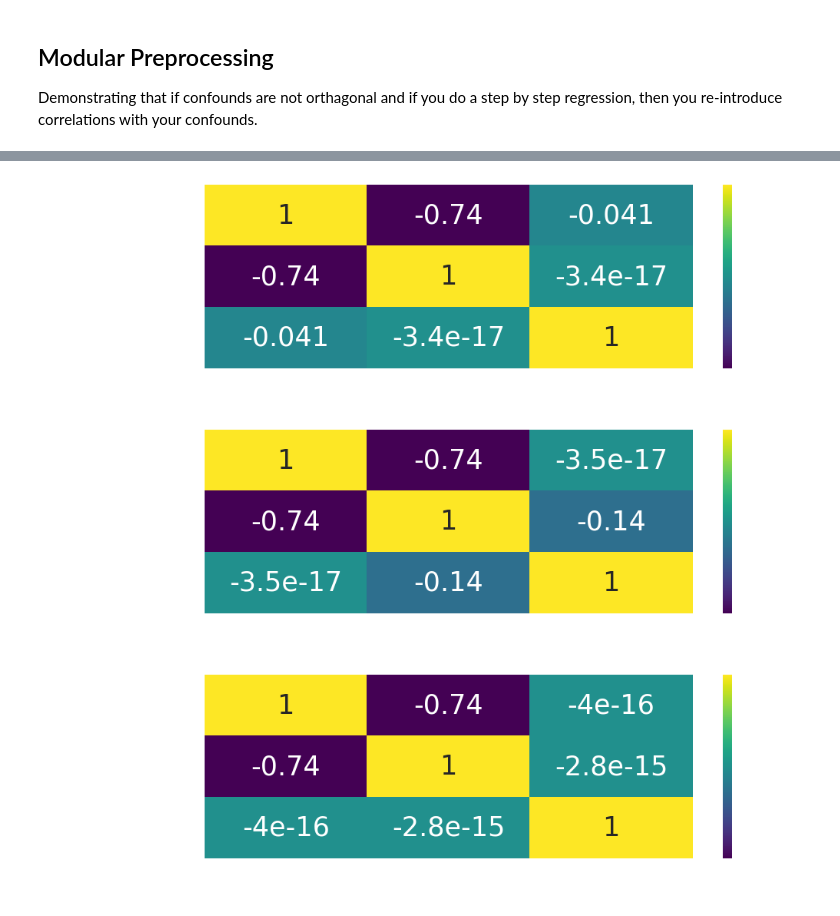
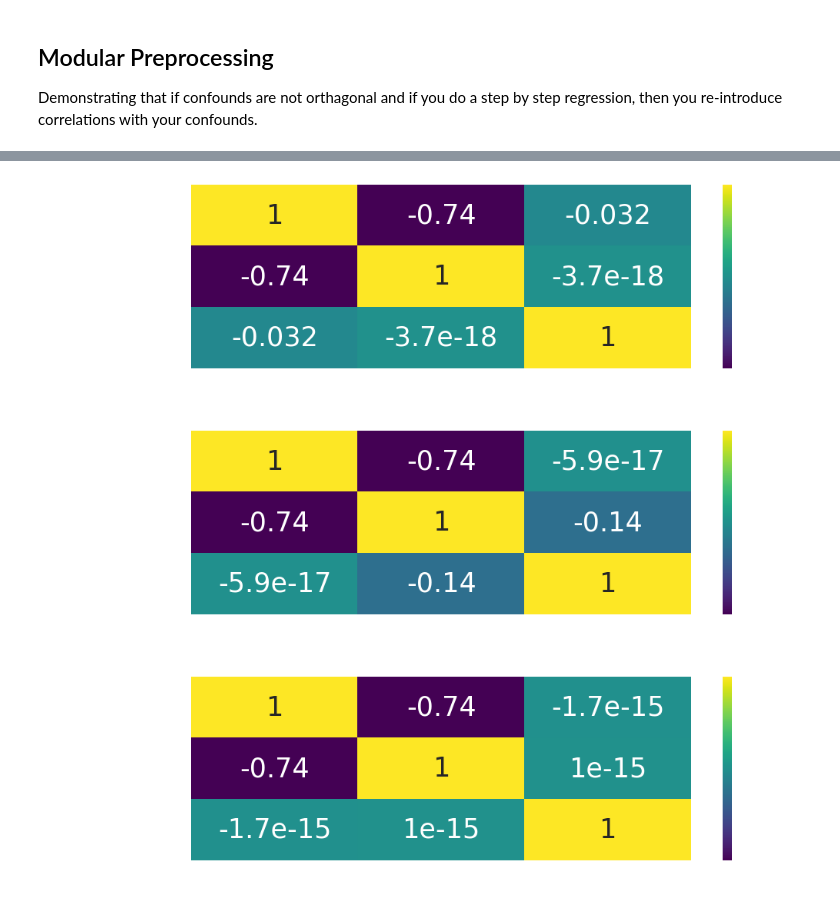
Before and after one commit to jdkent/2018-Seminar-Talk, a Jupyter notebook: seminar_graphs.ipynb, the cells around one changed output, grey strips where cells are left out. Cells and saved outputs as stored; diff of their text form; code cells hidden in the pictures.

```diff
--- a/seminar_graphs.ipynb
+++ b/seminar_graphs.ipynb
@@ -335,12 +344,12 @@ plt.show()
 ## Modular Preprocessing
 Demonstrating that if confounds are not orthagonal and if you do a step by step regression, then you re-introduce correlations with your confounds.
 # %%
-# right insula, motion (framewise displacement), and global signal
+# left motor, motion (framewise displacement), and global signal
 confound1 = confounds.aCompCor00
 confound2 = confounds.GlobalSignal
-modular_df = pd.concat([confound1, confound2, right_insula_df['right_insula']], axis='columns')
-modular_df.columns = ['confound1', 'confound2', 'right_insula']
-orig_corr = np.corrcoef([right_insula, confound1, confound2])
+modular_df = pd.concat([confound1, confound2, left_motor_df['left_motor']], axis='columns')
+modular_df.columns = ['confound1', 'confound2', 'left_motor']
+orig_corr = np.corrcoef([left_motor, confound1, confound2])
 np.fill_diagonal(orig_corr, np.NaN)
 sns.heatmap(orig_corr, vmin=-0.5, vmax=0.5, cmap='viridis')
 # %% [output]
@@ -349,33 +358,33 @@ sns.heatmap(orig_corr, vmin=-0.5, vmax=0.5, cmap='viridis')
 # %%
 # model confound1 then confound2
-model_conf1 = smf.ols('right_insula ~ confound1', data=modular_df)
+model_conf1 = smf.ols('left_motor ~ confound1', data=modular_df)
 fit_conf1 = model_conf1.fit()
-modular_df['right_insula_conf1'] = fit_conf1.resid
-model_conf1_conf2 = smf.ols('right_insula_conf1 ~ confound2', data=modular_df)
+modular_df['left_motor_conf1'] = fit_conf1.resid
+model_conf1_conf2 = smf.ols('left_motor_conf1 ~ confound2', data=modular_df)
 fit_conf1_conf2 = model_conf1_conf2.fit()
-modular_df['right_insula_conf1_conf2'] = fit_conf1_conf2.resid
+modular_df['left_motor_conf1_conf2'] = fit_conf1_conf2.resid
 
 # model confound2 then confound1
-model_conf2 = smf.ols('right_insula ~ confound2', data=modular_df)
+model_conf2 = smf.ols('left_motor ~ confound2', data=modular_df)
 fit_conf2 = model_conf2.fit()
-modular_df['right_insula_conf2'] = fit_conf2.resid
-model_conf2_conf1 = smf.ols('right_insula_conf2 ~ confound1', data=modular_df)
+modular_df['left_motor_conf2'] = fit_conf2.resid
+model_conf2_conf1 = smf.ols('left_motor_conf2 ~ confound1', data=modular_df)
 fit_conf2_conf1 = model_conf2_conf1.fit()
-modular_df['right_insula_conf2_conf1'] = fit_conf2_conf1.resid
+modular_df['left_motor_conf2_conf1'] = fit_conf2_conf1.resid
 
 # simultaneous
-model_simult = smf.ols('right_insula ~ confound1 + confound2', data=modular_df)
+model_simult = smf.ols('left_motor ~ confound1 + confound2', data=modular_df)
 fit_simult = model_simult.fit()
-modular_df['right_insula_simult'] = fit_simult.resid
+modular_df['left_motor_simult'] = fit_simult.resid
 # %%
 # original correlation
-orig_corr = np.corrcoef(modular_df[['confound1', 'confound2', 'right_insula']], rowvar=False)
+orig_corr = np.corrcoef(modular_df[['confound1', 'confound2', 'left_motor']], rowvar=False)
 # reintroduce correlations with confound1
-conf1_conf2_corr = np.corrcoef(modular_df[['confound1', 'confound2', 'right_insula_conf1_conf2']], rowvar=False)
+conf1_conf2_corr = np.corrcoef(modular_df[['confound1', 'confound2', 'left_motor_conf1_conf2']], rowvar=False)
 # reintroduce correlations with confound2
-conf2_conf1_corr = np.corrcoef(modular_df[['confound1', 'confound2', 'right_insula_conf2_conf1']], rowvar=False)
+conf2_conf1_corr = np.corrcoef(modular_df[['confound1', 'confound2', 'left_motor_conf2_conf1']], rowvar=False)
 # no correlations with confounds
-simult_corr = np.corrcoef(modular_df[['confound1', 'confound2', 'right_insula_simult']], rowvar=False)
+simult_corr = np.corrcoef(modular_df[['confound1', 'confound2', 'left_motor_simult']], rowvar=False)
 corrs = [orig_corr, conf1_conf2_corr, conf2_conf1_corr, simult_corr]
 # %%
 font = {'size': 35}
@@ -394,30 +403,30 @@ plt.savefig('./imgs/hm-corr_orig.png', transparent='True')
 # %%
 conf1_conf2_corr_hm = sns.heatmap(corrs[1], vmin=-0.5, vmax=0.5, cmap='viridis',
-                                  xticklabels=['confound1', 'confound2', 'right_insula'],
-                                  yticklabels=['confound1', 'confound2', 'right_insula'],
+                                  xticklabels=['confound1', 'confound2', 'left_motor'],
+                                  yticklabels=['confound1', 'confound2', 'left_motor'],
                                   annot=True,
                                   )
 plt.tight_layout()
 plt.savefig('./imgs/hm-corr_conf1-conf2.png', transparent='True')
 # %% [output]
-[figure, old version]
+[figure, new version]
 # %%
 conf2_conf1_corr_hm = sns.heatmap(corrs[2], vmin=-0.5, vmax=0.5, cmap='viridis',
-                                  xticklabels=['confound1', 'confound2', 'right_insula'],
-                                  yticklabels=['confound1', 'confound2', 'right_insula'],
+                                  xticklabels=['confound1', 'confound2', 'left_motor'],
+                                  yticklabels=['confound1', 'confound2', 'left_motor'],
                                   annot=True,
                                   )
 plt.tight_layout()
 plt.savefig('./imgs/hm-corr_conf2-conf1.png', transparent='True')
 # %% [output]
-[figure, old version]
+[figure, new version]
 # %%
 simult_corr_hm = sns.heatmap(corrs[3], vmin=-0.5, vmax=0.5, cmap='viridis',
-                             xticklabels=['confound1', 'confound2', 'right_insula'],
-                             yticklabels=['confound1', 'confound2', 'right_insula'],
+                             xticklabels=['confound1', 'confound2', 'left_motor'],
+                             yticklabels=['confound1', 'confound2', 'left_motor'],
                              annot=True,
                              )
 plt.tight_layout()
 plt.savefig('./imgs/hm-corr_simult.png', transparent='True')
 # %% [output]
-[figure, old version]
+[figure, new version]
```
Also changed, not shown: parts of 27 cells of this notebook, 17 other files.
